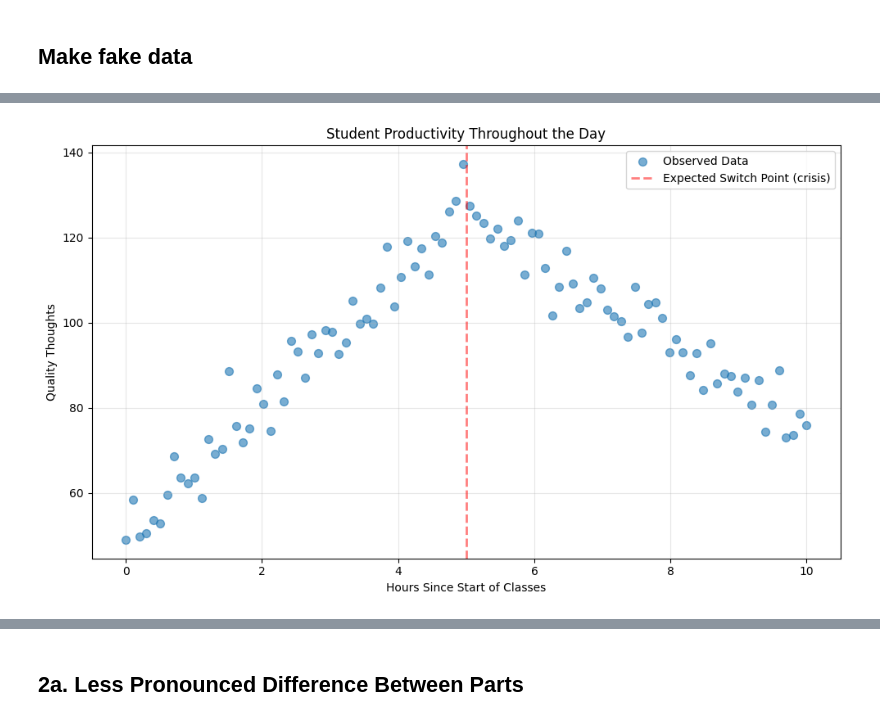
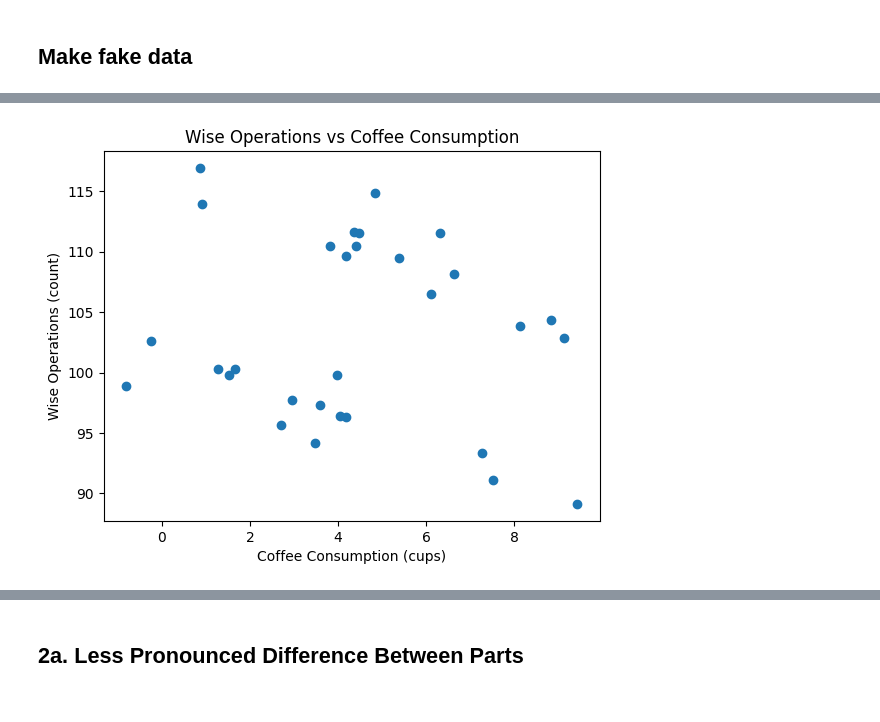
Before and after one commit to adamzsl/master-studies, a Jupyter notebook: sem2/mpad/lab/lab10.ipynb, the cells around one changed output, grey strips where cells are left out. Saved outputs shown, nothing was run; the diff lists cells and outputs as text; code cells hidden in the pictures.

```diff
--- a/sem2/mpad/lab/lab10.ipynb
+++ b/sem2/mpad/lab/lab10.ipynb
@@ -29,2 +29,13 @@ The switch occurs around the 5th hour of studying, students are tired, they lack
 # %% [markdown]
 ## Make fake data
+# %%
+n_points = 30
+X = np.linspace(0, 10, n_points)
+coffee_trend = 3 + 0.3 * X
+Y = coffee_trend + 3 * np.sin(1.2 * X) + np.random.normal(0, 1.5, n_points)
+
+plt.plot(X, Y)
+plt.xlabel("Hours Since Start of Classes")
+plt.ylabel("Coffee Consumption (cups)")
+plt.title("Coffee consumption vs Productivity")
+plt.show()
@@ -63,14 +60,9 @@ Y range: [49.09, 137.19]
 # %%
-plt.figure(figsize=(10, 6))
-plt.scatter(X_baseline, Y_baseline, alpha=0.6, s=50, label='Observed Data')
-plt.axvline(x=5.0, color='red', linestyle='--', linewidth=2, alpha=0.5, label='Expected Switch Point (crisis)')
-plt.xlabel('Hours Since Start of Classes')
-plt.ylabel('Quality Thoughts')
-plt.title('Student Productivity Throughout the Day')
-plt.legend()
-plt.grid(True, alpha=0.3)
-plt.tight_layout()
+plt.scatter(Y, Y_wise)
+plt.xlabel("Coffee Consumption (cups)")
+plt.ylabel("Wise Operations (count)")
+plt.title("Wise Operations vs Coffee Consumption")
 plt.show()
 # %% [output]
-[figure, old version]
+[figure, new version]
 # %%
```
Also changed, not shown: parts of 28 cells of this notebook.
